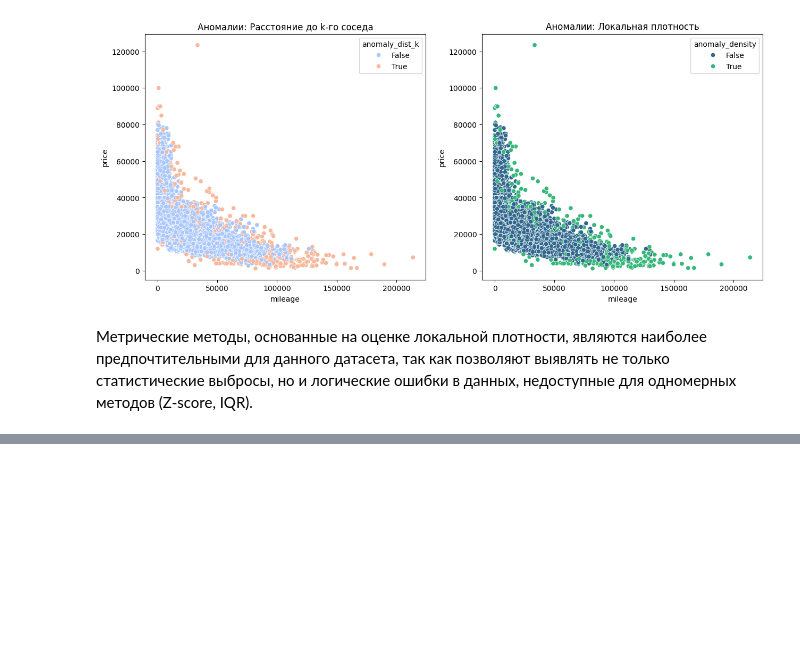
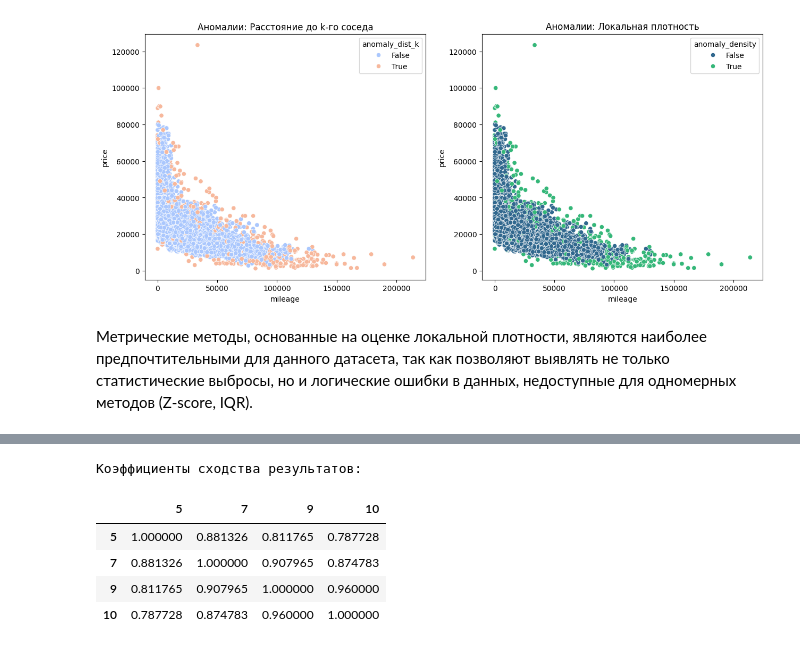
Before and after one commit to ask1d/lab2, a Jupyter notebook: notebooks/02_data_understanding.ipynb, the cells around one changed output, grey strips where cells are left out. Saved outputs shown, nothing was run; the diff lists cells and outputs as text; code cells hidden in the pictures; blank space fills up the shorter version.

```diff
--- a/notebooks/02_data_understanding.ipynb
+++ b/notebooks/02_data_understanding.ipynb
@@ -306,0 +350,21 @@ plt.show()
+# %%
+import pandas as pd
+
+stability_matrix = np.zeros((len(k_values), len(k_values)))
+
+for i, k1 in enumerate(k_values):
+    for j, k2 in enumerate(k_values):
+        intersection = len(anomaly_indices[k1].intersection(anomaly_indices[k2]))
+        union = len(anomaly_indices[k1].union(anomaly_indices[k2]))
+        stability_matrix[i, j] = intersection / union # Индекс Жаккара
+
+stability_df = pd.DataFrame(stability_matrix, index=k_values, columns=k_values)
+print("\nКоэффициенты сходства результатов:")
+display(stability_df)
+# %% [output]
+Коэффициенты сходства результатов:
+|  | 5 | 7 | 9 | 10 |
+| 5 | 1.000000 | 0.881326 | 0.811765 | 0.787728 |
+| 7 | 0.881326 | 1.000000 | 0.907965 | 0.874783 |
+| 9 | 0.811765 | 0.907965 | 1.000000 | 0.960000 |
+| 10 | 0.787728 | 0.874783 | 0.960000 | 1.000000 |
```
Also changed, not shown: parts of 3 cells of this notebook.
